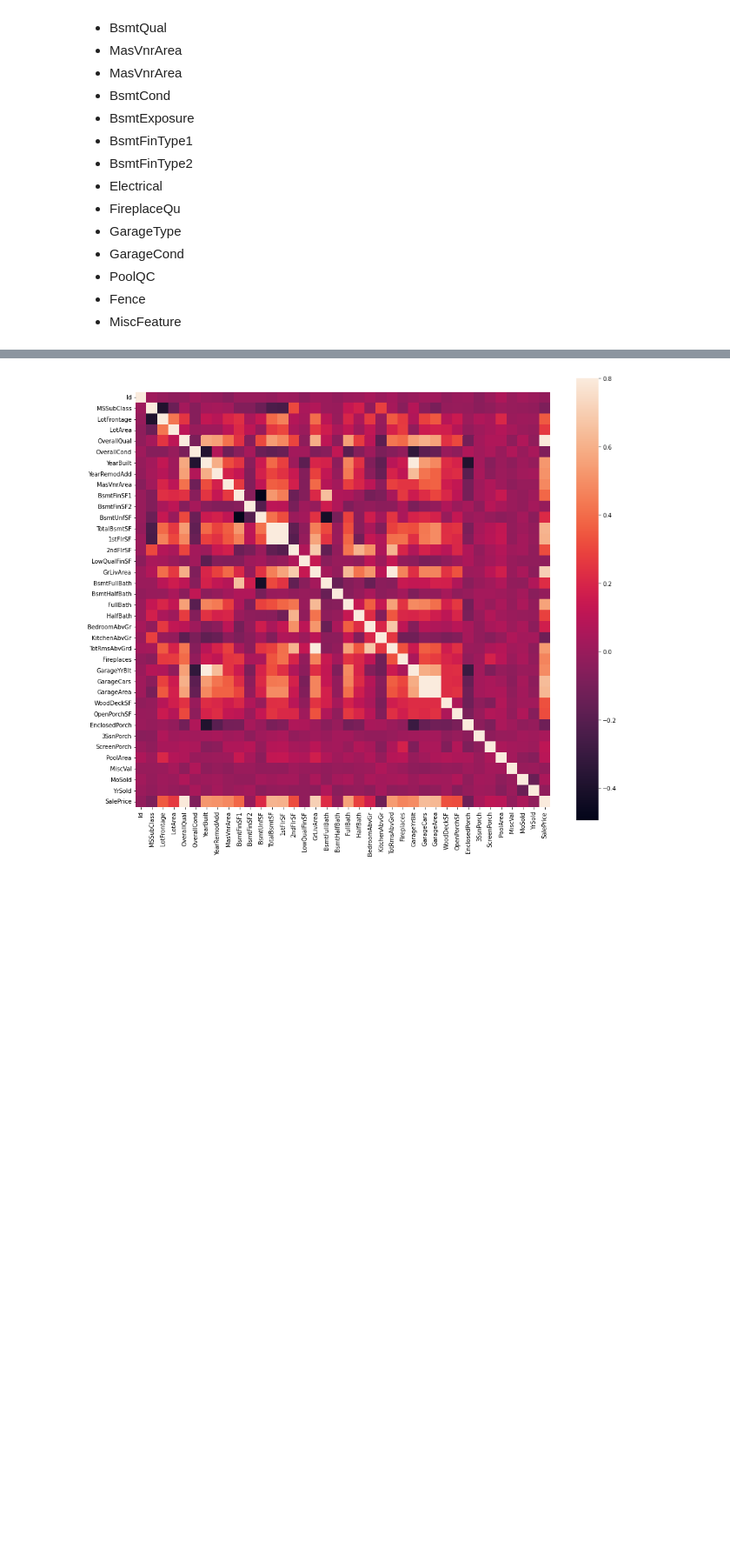
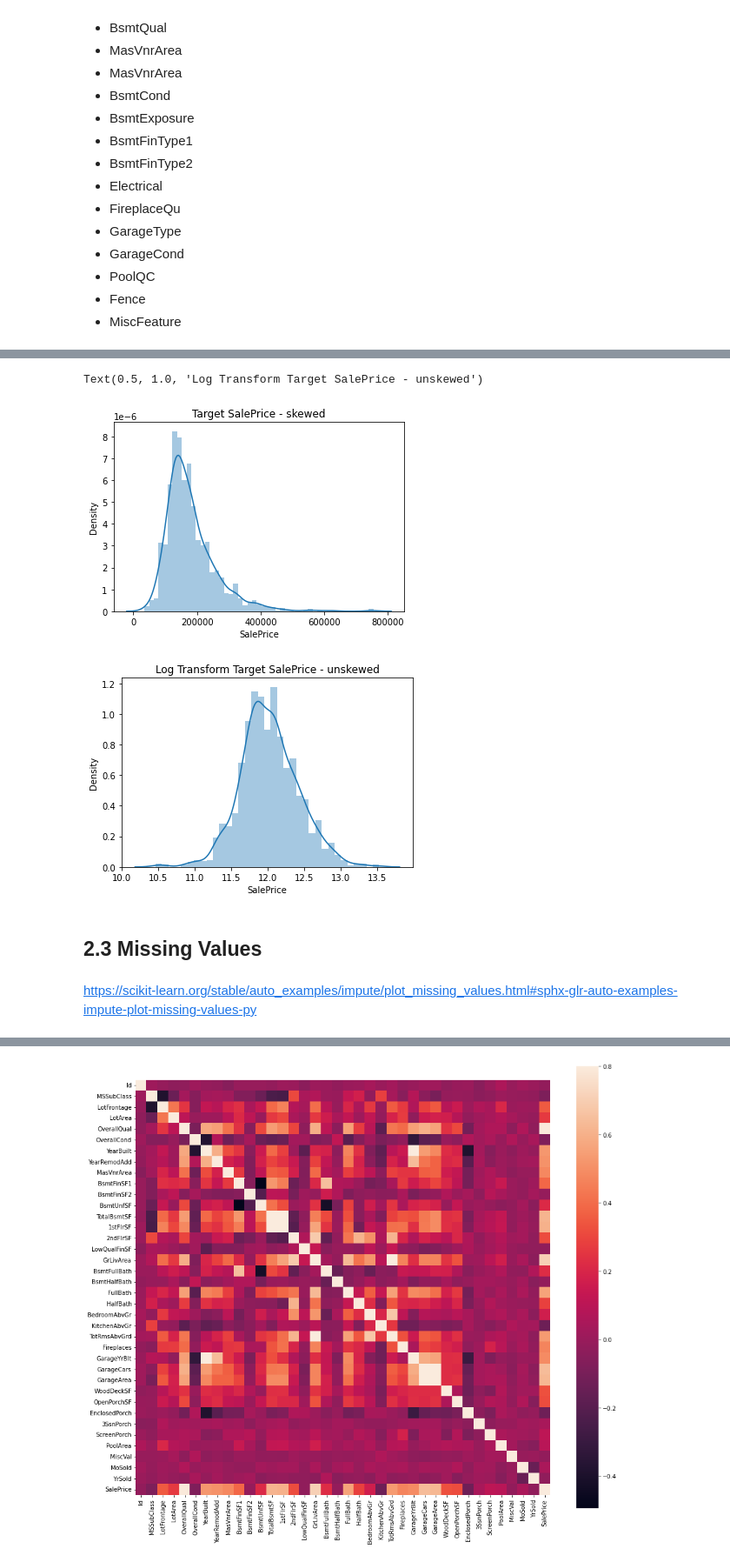
Before and after one commit to AmitMoses/Statistical-Inference-and-Data-Mining, a Jupyter notebook: Assignment_2/House_Prices.ipynb, the cells around one changed output, grey strips where cells are left out. Shown at 87% size. Cells and saved outputs as stored; diff of their text form; code cells hidden in the pictures; blank space fills up the shorter version.

```diff
--- a/Assignment_2/House_Prices.ipynb
+++ b/Assignment_2/House_Prices.ipynb
@@ -247,0 +322,16 @@ float64 type features:
+# %%
+plt.figure()
+sns.distplot(house_df['SalePrice']);
+house_df['SalePrice'] = np.log1p(house_df['SalePrice'])
+plt.title('Target SalePrice - skewed')
+plt.figure()
+sns.distplot(house_df['SalePrice'])
+plt.title('Log Transform Target SalePrice - unskewed')
+# %% [output]
+Text(0.5, 1.0, 'Log Transform Target SalePrice - unskewed')
+[figure, added]
+[figure, added]
+# %% [markdown]
+## 2.3 Missing Values
+# %% [markdown]
+https://scikit-learn.org/stable/auto_examples/impute/plot_missing_values.html#sphx-glr-auto-examples-impute-plot-missing-values-py
```
Also changed, not shown: parts of 49 cells of this notebook, 1 other file.
